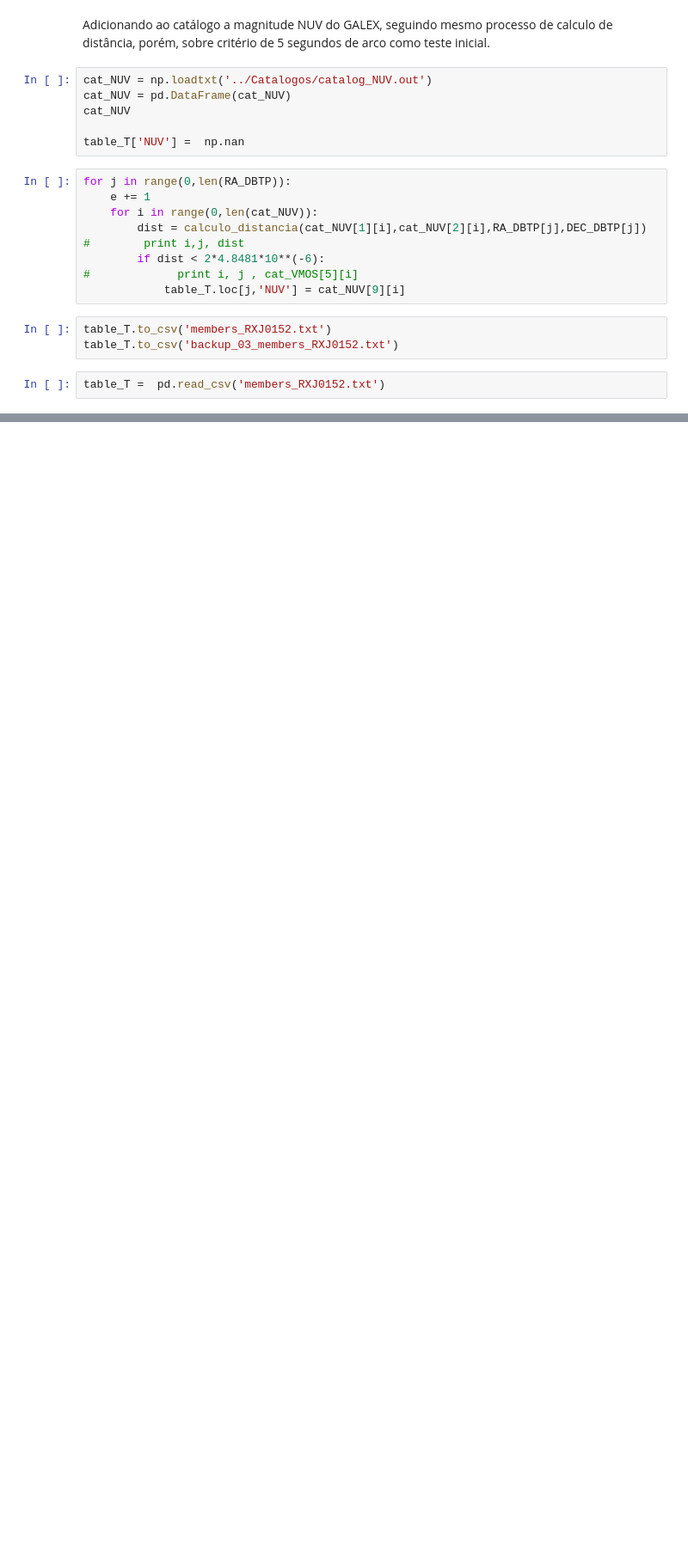
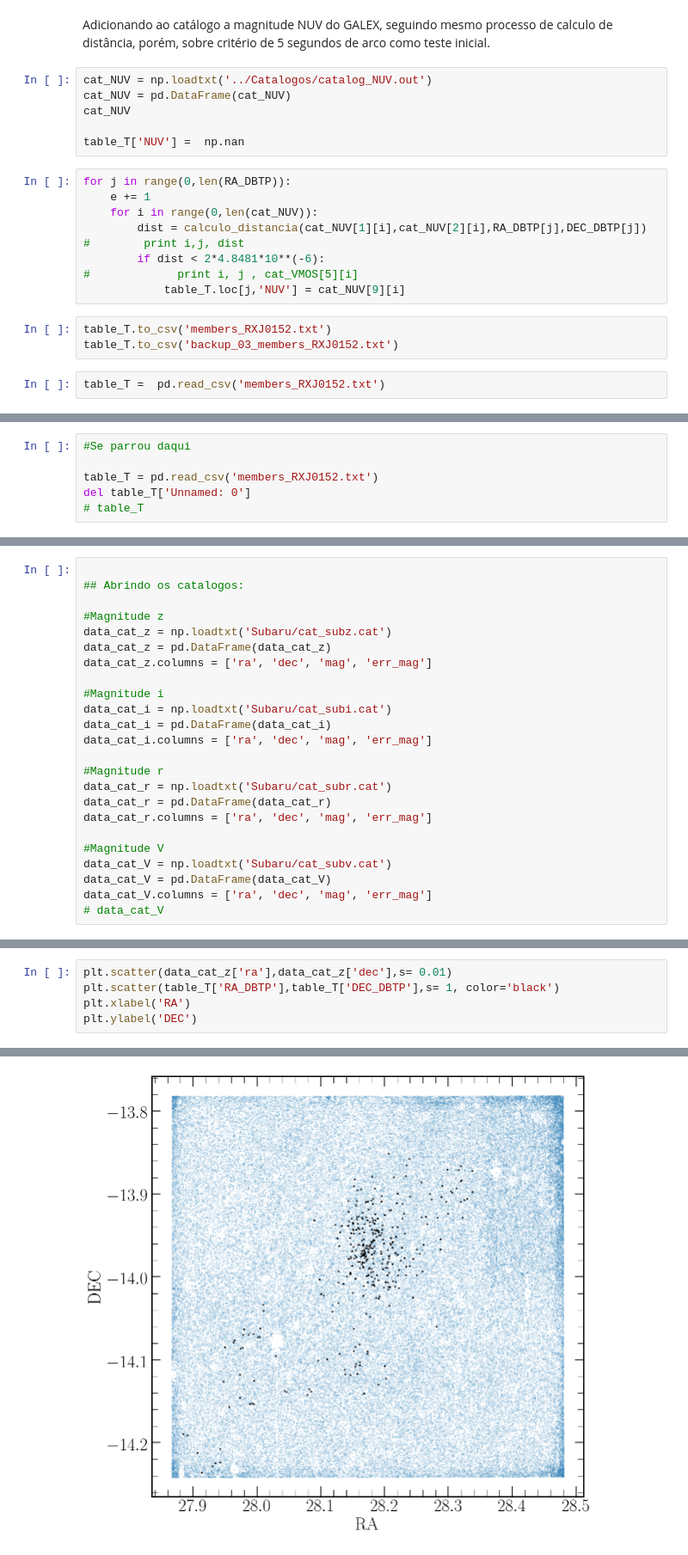
Before and after one commit to anaposses/RXJ0152, a Jupyter notebook: 00-Catalogos/modificando_cat.ipynb, the cells around one changed output, grey strips where cells are left out. Shown at 86% size. Cells and saved outputs as stored; diff of their text form; blank space fills up the shorter version.

Commit message:
Importando catalogos no subaru e realizando cortes

```diff
--- a/00-Catalogos/modificando_cat.ipynb
+++ b/00-Catalogos/modificando_cat.ipynb
@@ -487,0 +481,6 @@ plt.scatter(table_T['U'],table_T['NUV'])
+# %%
+#Se parrou daqui
+
+table_T = pd.read_csv('members_RXJ0152.txt')
+del table_T['Unnamed: 0']
+# table_T
@@ -487,0 +499,24 @@ plt.scatter(table_T['U'],table_T['NUV'])
+# %%
+
+## Abrindo os catalogos:
+
+#Magnitude z
+data_cat_z = np.loadtxt('Subaru/cat_subz.cat')
+data_cat_z = pd.DataFrame(data_cat_z)
+data_cat_z.columns = ['ra', 'dec', 'mag', 'err_mag']
+
+#Magnitude i
+data_cat_i = np.loadtxt('Subaru/cat_subi.cat')
+data_cat_i = pd.DataFrame(data_cat_i)
+data_cat_i.columns = ['ra', 'dec', 'mag', 'err_mag']
+
+#Magnitude r
+data_cat_r = np.loadtxt('Subaru/cat_subr.cat')
+data_cat_r = pd.DataFrame(data_cat_r)
+data_cat_r.columns = ['ra', 'dec', 'mag', 'err_mag']
+
+#Magnitude V
+data_cat_V = np.loadtxt('Subaru/cat_subv.cat')
+data_cat_V = pd.DataFrame(data_cat_V)
+data_cat_V.columns = ['ra', 'dec', 'mag', 'err_mag']
+# data_cat_V
@@ -487,0 +525,6 @@ plt.scatter(table_T['U'],table_T['NUV'])
+# %%
+plt.scatter(data_cat_z['ra'],data_cat_z['dec'],s= 0.01)
+plt.scatter(table_T['RA_DBTP'],table_T['DEC_DBTP'],s= 1, color='black')
+plt.xlabel('RA')
+plt.ylabel('DEC')
+# %% [output]
@@ -487,0 +532 @@ plt.scatter(table_T['U'],table_T['NUV'])
+[figure, added]
```
Also changed, not shown: parts of 10 cells of this notebook.
